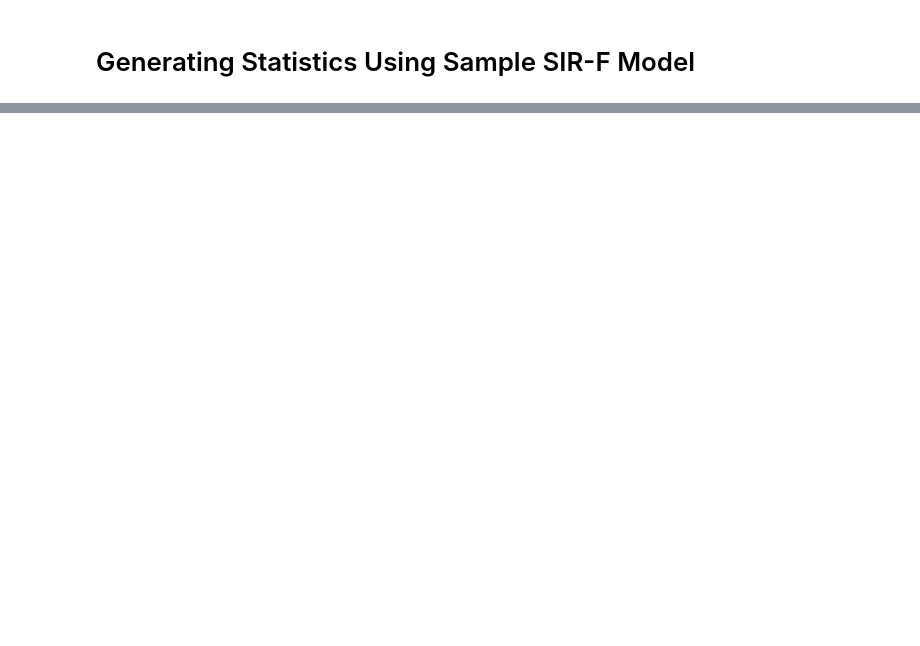
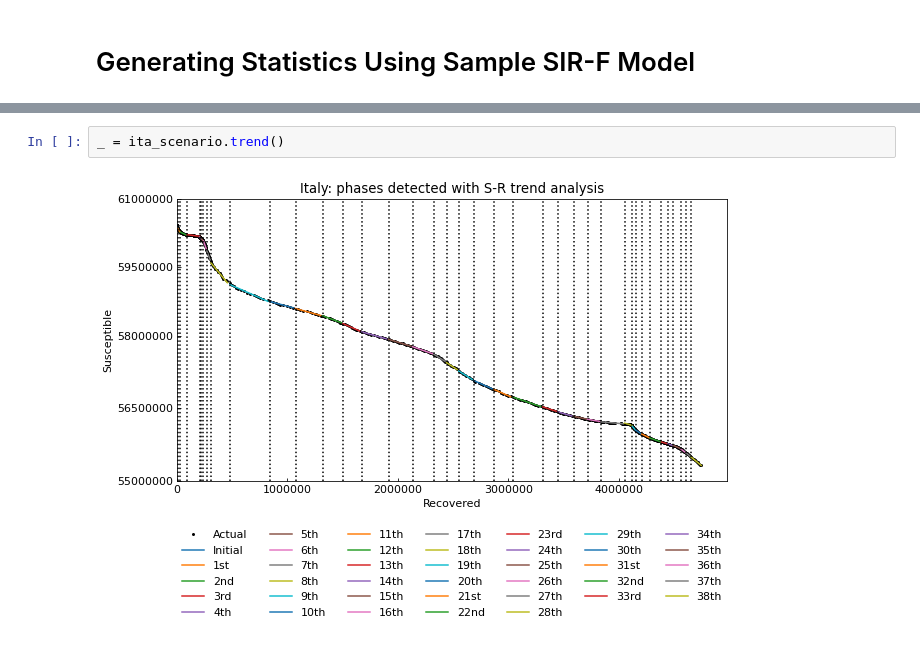
Before and after one commit to Namratha2301/DRBCMSocialMedia, a Jupyter notebook: DRBCM-SIR.ipynb, the cells around one changed output, grey strips where cells are left out. Saved outputs shown, nothing was run; the diff lists cells and outputs as text; blank space fills up the shorter version.

```diff
--- a/DRBCM-SIR.ipynb
+++ b/DRBCM-SIR.ipynb
@@ -217,0 +324,4 @@ x_max = df.loc[df["Infected"].idxmax(), "Susceptible"] / cs.SIR.EXAMPLE["populat
+# %%
+_ = ita_scenario.trend()
+# %% [output]
+[figure, added]
```
Also changed, not shown: parts of 41 cells of this notebook.
